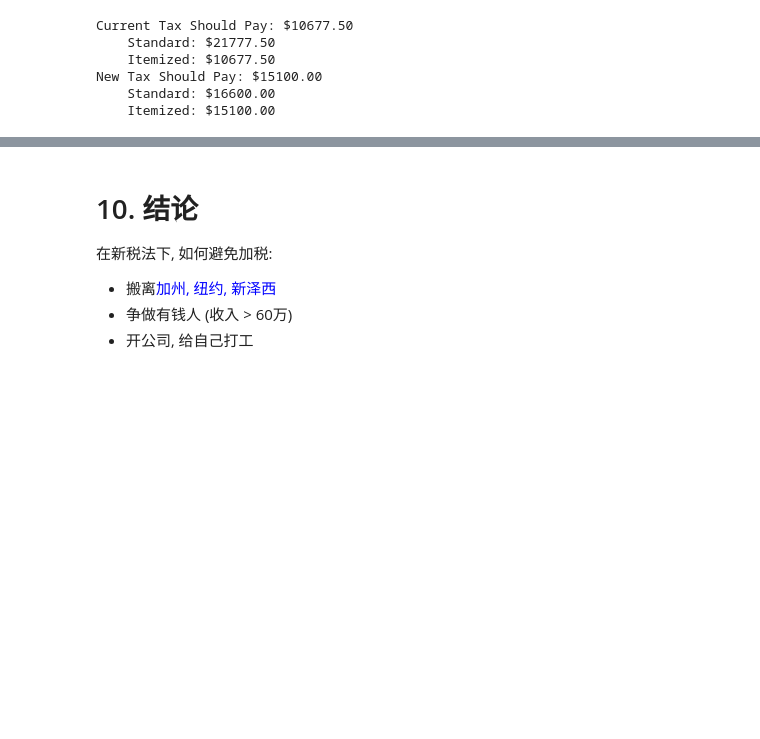
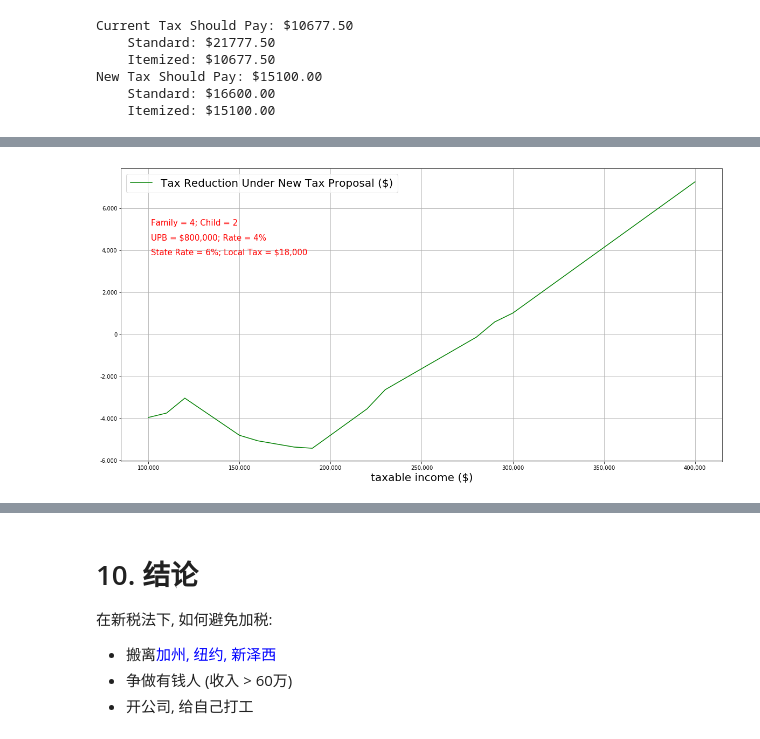
Before and after one commit to cgao/tax_reform, a Jupyter notebook: tax_reform.ipynb, the cells around one changed output, grey strips where cells are left out. Cells and saved outputs as stored; diff of their text form; code cells hidden in the pictures; blank space fills up the shorter version.

```diff
--- a/tax_reform.ipynb
+++ b/tax_reform.ipynb
@@ -296,7 +296,7 @@ Current AMT Exemption with income = 250,000: $ 62225.0
 
 全是蓝的...
 # %%
-def tax_comparison(taxable_income, member, child, UPB, rate, efficient_state_rate, local_tax, joint = True):
+def tax_comparison(taxable_income, member, child, UPB, rate, efficient_state_rate, local_tax, joint = True, display = True):
 
 # Personal exemption (applied to both standard and itemized)
     old_PersonalExemption_deduction = PersonalExemption_deduction_old(taxable_income, member, joint = joint)
@@ -347,17 +347,17 @@ def tax_comparison(taxable_income, member, child, UPB, rate, efficient_state_rat
         tax_old = min(old_tax_standard, old_tax_itemized)
     tax_new = min(new_tax_standard, new_tax_itemized)
 
+    if display:
+        print("Current Tax Should Pay: $%3.2f"%tax_old)
+        print("    Standard: $%3.2f"%old_tax_standard)
+        print("    Itemized: $%3.2f"%old_tax_itemized)
+        if AMT_eligible(taxable_income, joint = joint):
+            print("     AMT tax: $%3.2f"%old_tax_AMT)
 
-    print("Current Tax Should Pay: $%3.2f"%tax_old)
-    print("    Standard: $%3.2f"%old_tax_standard)
-    print("    Itemized: $%3.2f"%old_tax_itemized)
-    if AMT_eligible(taxable_income, joint = joint):
-        print("     AMT tax: $%3.2f"%old_tax_AMT)
-
-    print("New Tax Should Pay: $%3.2f"%tax_new)
-    print("    Standard: $%3.2f"%new_tax_standard)
-    print("    Itemized: $%3.2f"%new_tax_itemized)
-
+        print("New Tax Should Pay: $%3.2f"%tax_new)
+        print("    Standard: $%3.2f"%new_tax_standard)
+        print("    Itemized: $%3.2f"%new_tax_itemized)
+    return [tax_old, tax_new]
 
 
 tax_comparison(400000, 4, 2, 1500000, 0.04, 0.09, 15000, joint = True)
@@ -450,0 +492,25 @@ New Tax Should Pay: $15100.00
+# %%
+plt.figure(figsize=(20,10))
+plt.plot(taxable_incomes, tax_reductions, 'g', label = 'Tax Reduction Under New Tax Proposal ($)')
+plt.xlabel('taxable income ($)', fontsize = 20)
+ax = plt.gca()
+ax.get_xaxis().set_major_formatter(matplotlib.ticker.FuncFormatter(lambda x, p: format(int(x), ',')))
+ax.get_yaxis().set_major_formatter(matplotlib.ticker.FuncFormatter(lambda x, p: format(int(x), ',')))
+ax.text(0.05, 0.80, 'Family = %d; Child = %d'%(member, child),
+        verticalalignment='bottom', horizontalalignment='left',
+        transform=ax.transAxes,
+        color='red', fontsize=15)
+ax.text(0.05, 0.75, 'UPB = ${:,}'.format(UPB) + '; Rate = %d%%'%(rate*100),
+        verticalalignment='bottom', horizontalalignment='left',
+        transform=ax.transAxes,
+        color='red', fontsize=15)
+ax.text(0.05, 0.70, 'State Rate = %d%%'%(efficient_state_rate*100) + '; Local Tax = ${:,}'.format(local_tax),
+        verticalalignment='bottom', horizontalalignment='left',
+        transform=ax.transAxes,
+        color='red', fontsize=15)
+
+plt.legend(fontsize = 20)
+plt.grid()
+plt.show()
+# %% [output]
+[figure, added]
```
Also changed, not shown: parts of 4 cells of this notebook.
